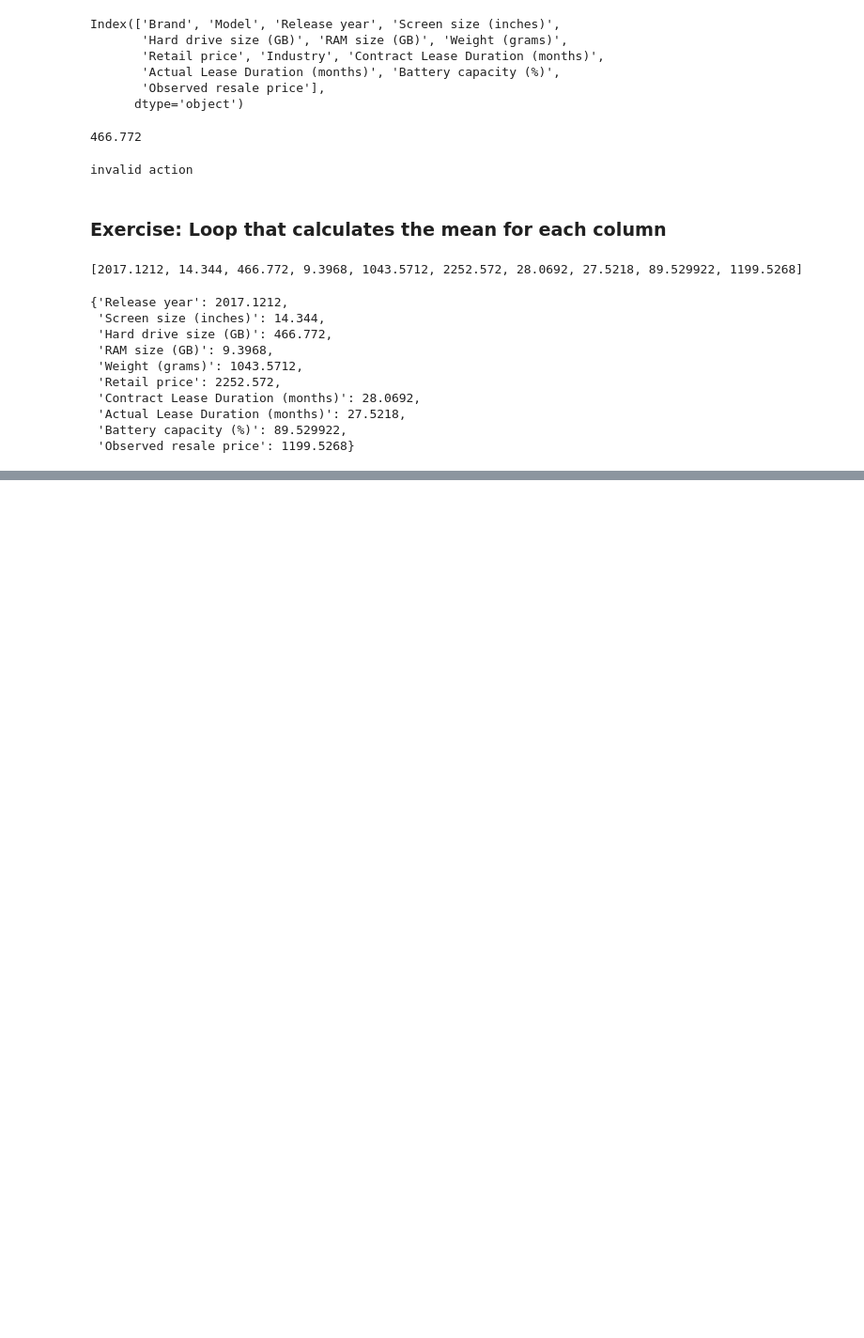
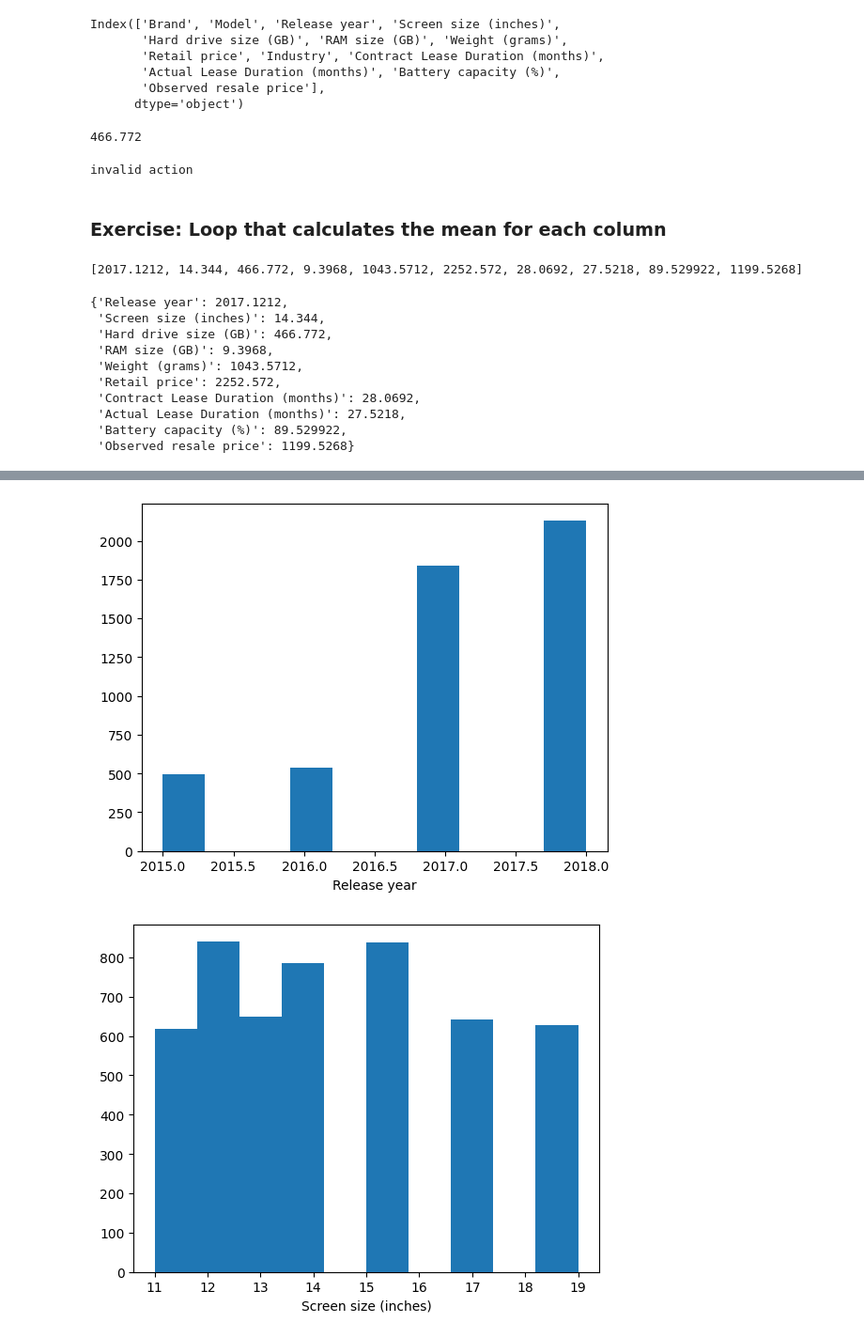
Before and after one commit to Humboldt-WI/IPML, a Jupyter notebook: tutorial_notebooks/t3_basics.ipynb, the cells around one changed output, grey strips where cells are left out. Shown at 94% size. Saved outputs shown, nothing was run; the diff lists cells and outputs as text; code cells hidden in the pictures; blank space fills up the shorter version.

```diff
--- a/tutorial_notebooks/t3_basics.ipynb
+++ b/tutorial_notebooks/t3_basics.ipynb
@@ -293,0 +328,9 @@ dict(zip(columns, means))
+# %%
+columns = data.select_dtypes(include=['number']).columns
+for col in columns:
+    plt.hist(data[ col ])
+    plt.xlabel( col )
+    plt.show()
+# %% [output]
+[figure, added]
+[figure, added]
```
Also changed, not shown: parts of 14 cells of this notebook.
